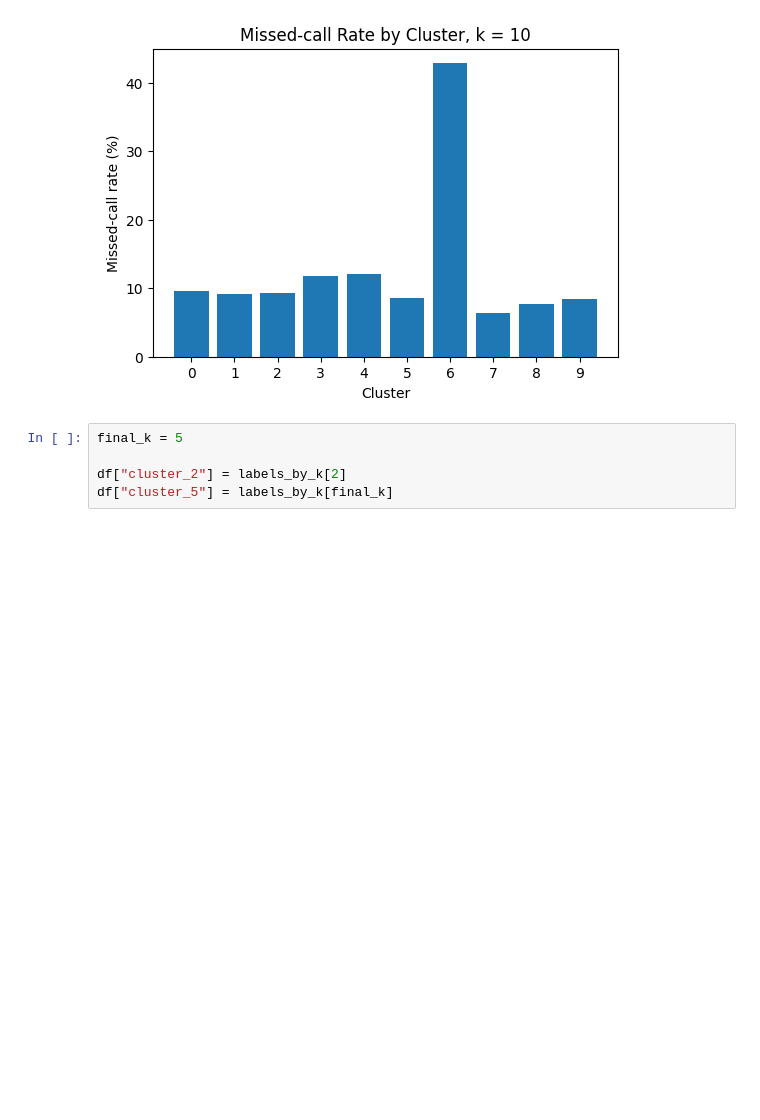
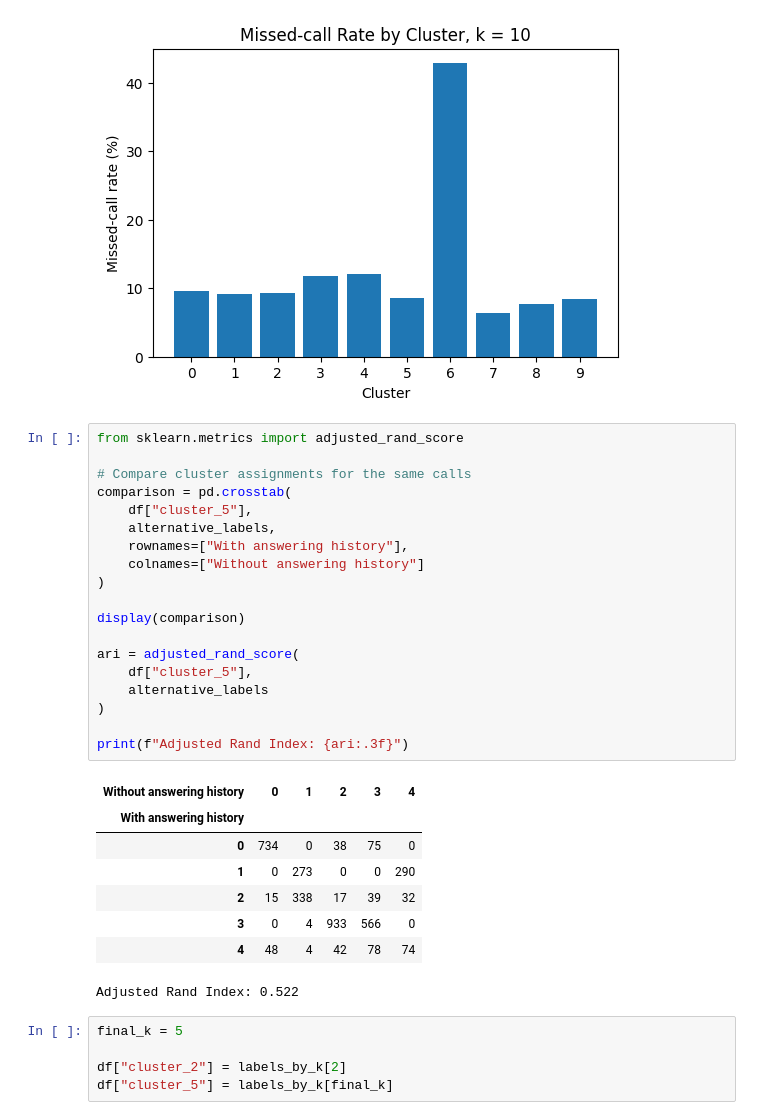
Before and after one commit to sannagunnarsson/DataMining-Project, a Jupyter notebook: notebooks/04_clustering.ipynb, the cells around one changed output. Drawn from its saved outputs; the diff is of its cells as text; blank space fills up the shorter version.

Commit message:
Added adjusted rand index for comparison

```diff
--- a/notebooks/04_clustering.ipynb
+++ b/notebooks/04_clustering.ipynb
@@ -821,6 +821,34 @@ for k in k_values:
 [figure]
 [figure]
 [figure]
+# %%
+from sklearn.metrics import adjusted_rand_score
+
+# Compare cluster assignments for the same calls
+comparison = pd.crosstab(
+    df["cluster_5"],
+    alternative_labels,
+    rownames=["With answering history"],
+    colnames=["Without answering history"]
+)
+
+display(comparison)
+
+ari = adjusted_rand_score(
+    df["cluster_5"],
+    alternative_labels
+)
+
+print(f"Adjusted Rand Index: {ari:.3f}")
+# %% [output]
+| Without answering history | 0 | 1 | 2 | 3 | 4 |
+| With answering history |  |  |  |  |  |
+| 0 | 734 | 0 | 38 | 75 | 0 |
+| 1 | 0 | 273 | 0 | 0 | 290 |
+| 2 | 15 | 338 | 17 | 39 | 32 |
+| 3 | 0 | 4 | 933 | 566 | 0 |
+| 4 | 48 | 4 | 42 | 78 | 74 |
+Adjusted Rand Index: 0.522
 # %%
 final_k = 5
 
```
Also changed, not shown: parts of 1 cell of this notebook, 3 other files.
